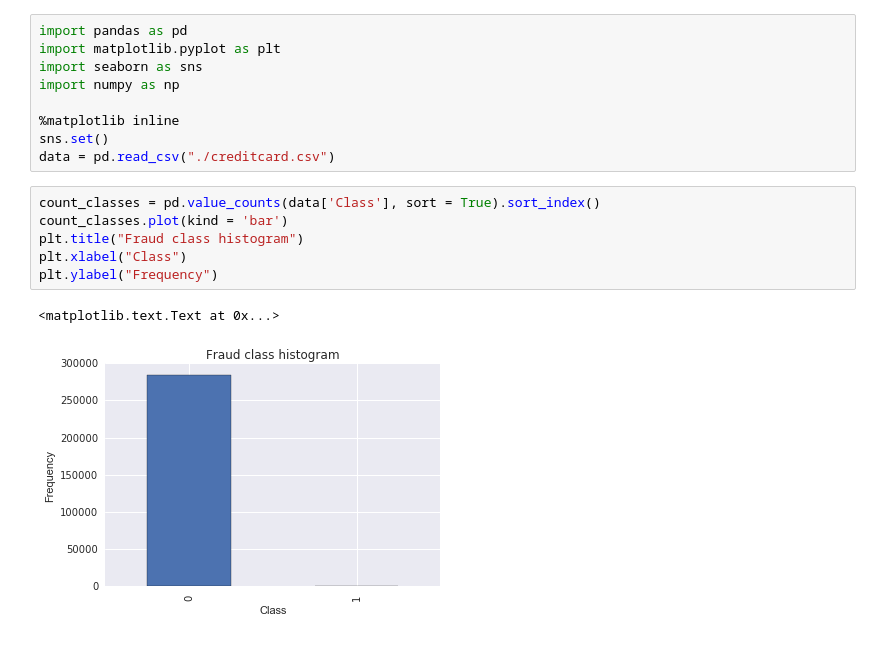
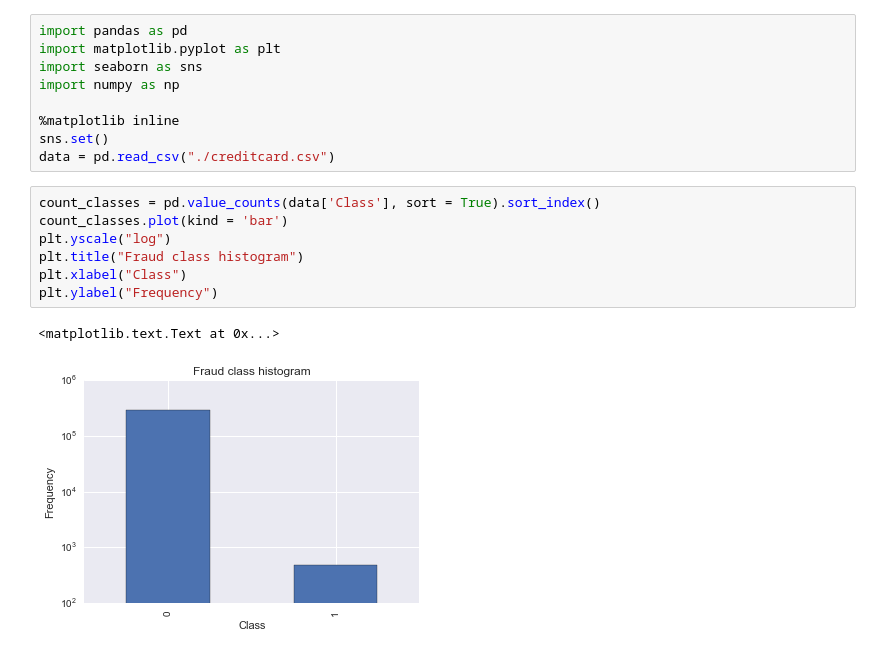
Before and after one commit to mshu1/SpendingHabitsEducation, a Jupyter notebook: datavis.ipynb, the cells around one changed output. Cells and saved outputs as stored; diff of their text form.

Commit message:
Fraud class histogram

```diff
--- a/datavis.ipynb
+++ b/datavis.ipynb
@@ -10,9 +10,10 @@ data = pd.read_csv("./creditcard.csv")
 # %%
 count_classes = pd.value_counts(data['Class'], sort = True).sort_index()
 count_classes.plot(kind = 'bar')
+plt.yscale("log")
 plt.title("Fraud class histogram")
 plt.xlabel("Class")
 plt.ylabel("Frequency")
 # %% [output]
 <matplotlib.text.Text at 0x...>
-[figure, old version]
+[figure, new version]
```
Also changed, not shown: 2 other files.
